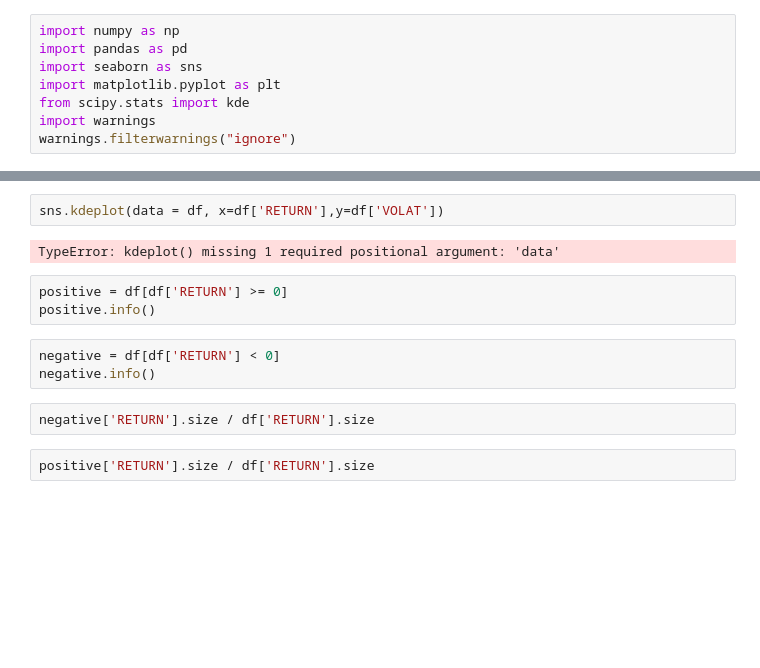
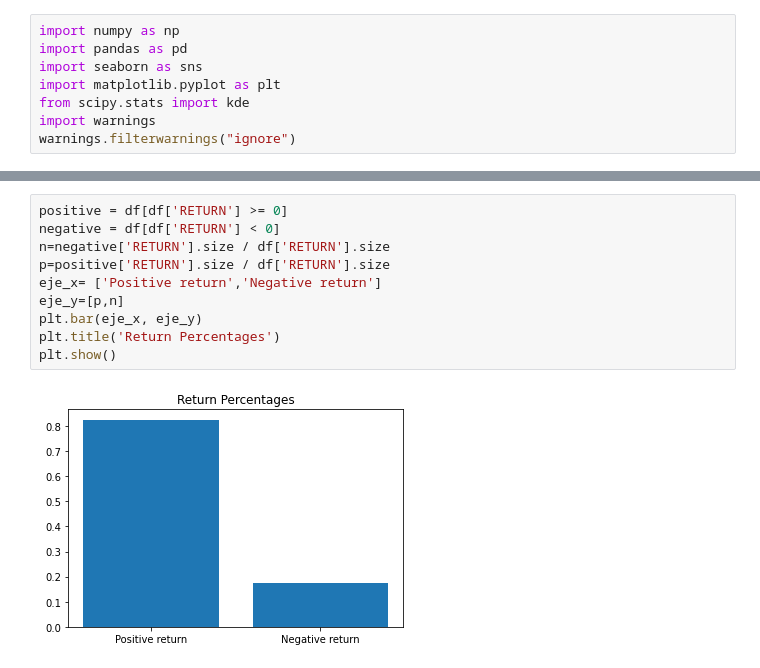
Before and after one commit to DTS1234/Programming-for-data-science-UPM-course-project, a Jupyter notebook: Analysis/Portfolio_data_analysis.ipynb, the cells around one changed output, grey strips where cells are left out. Saved outputs shown, nothing was run; the diff lists cells and outputs as text; blank space fills up the shorter version.

```diff
--- a/Analysis/Portfolio_data_analysis.ipynb
+++ b/Analysis/Portfolio_data_analysis.ipynb
@@ -37,14 +34,12 @@ sns.kdeplot(df['VOLAT'],shade=True)
-# %%
-sns.kdeplot(data = df, x=df['RETURN'],y=df['VOLAT'])
-# %% [output]
-TypeError: kdeplot() missing 1 required positional argument: 'data'
-# %%
-positive = df[df['RETURN'] >= 0]
-positive.info()
-# %%
-negative = df[df['RETURN'] < 0]
-negative.info()
-# %%
-negative['RETURN'].size / df['RETURN'].size
-# %%
-positive['RETURN'].size / df['RETURN'].size
+# %%
+positive = df[df['RETURN'] >= 0]
+negative = df[df['RETURN'] < 0]
+n=negative['RETURN'].size / df['RETURN'].size
+p=positive['RETURN'].size / df['RETURN'].size
+eje_x= ['Positive return','Negative return']
+eje_y=[p,n]
+plt.bar(eje_x, eje_y)
+plt.title('Return Percentages')
+plt.show()
+# %% [output]
+[figure, added]
```
Also changed, not shown: parts of 5 cells of this notebook, 2 other files.
